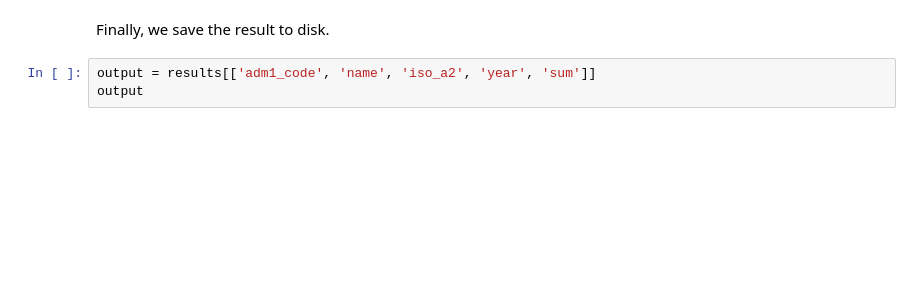
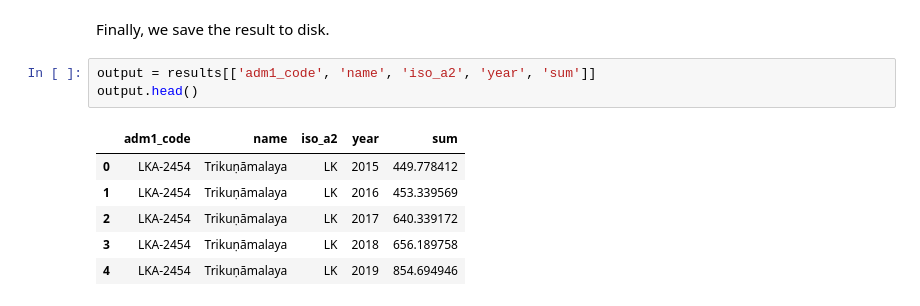
Before and after one commit to spatialthoughts/geopython-tutorials, a Jupyter notebook: notebooks/xarray_zonal_stats_time_series.ipynb, the cells around one changed output. Saved outputs shown, nothing was run; the diff lists cells and outputs as text; blank space fills up the shorter version.

```diff
--- a/notebooks/xarray_zonal_stats_time_series.ipynb
+++ b/notebooks/xarray_zonal_stats_time_series.ipynb
@@ -156,7 +322,14 @@ results
 Finally, we save the result to disk.
 # %%
 output = results[['adm1_code', 'name', 'iso_a2', 'year', 'sum']]
-output
+output.head()
+# %% [output]
+|  | adm1_code | name | iso_a2 | year | sum |
+| 0 | LKA-2454 | Trikuṇāmalaya | LK | 2015 | 449.778412 |
+| 1 | LKA-2454 | Trikuṇāmalaya | LK | 2016 | 453.339569 |
+| 2 | LKA-2454 | Trikuṇāmalaya | LK | 2017 | 640.339172 |
+| 3 | LKA-2454 | Trikuṇāmalaya | LK | 2018 | 656.189758 |
+| 4 | LKA-2454 | Trikuṇāmalaya | LK | 2019 | 854.694946 |
 # %%
 output_file = 'output.csv'
 output_path = os.path.join(output_folder, output_file)
```
Also changed, not shown: parts of 33 cells of this notebook.
